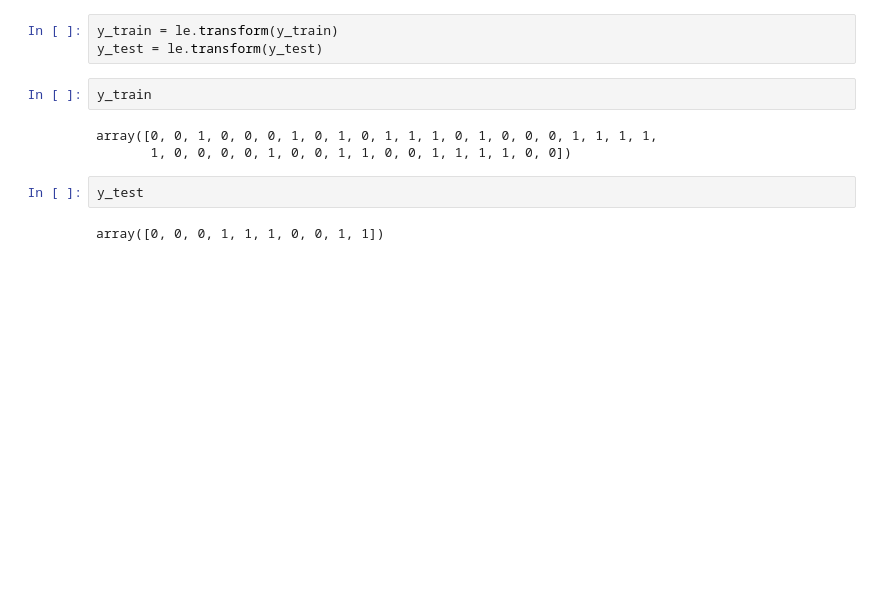
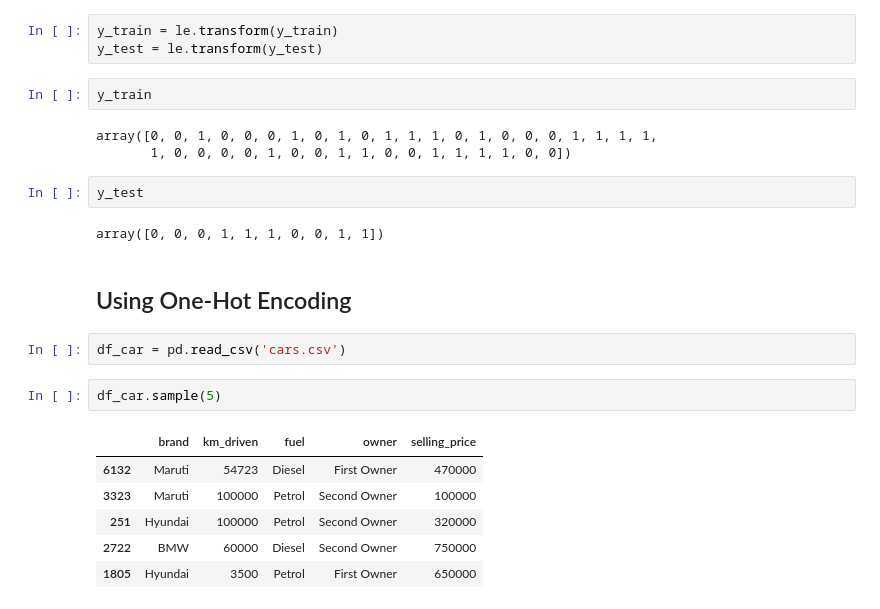
Before and after one commit to chaudhary-dotcom/Encoding, a Jupyter notebook: encoding.ipynb, the cells around one changed output. Cells and saved outputs as stored; diff of their text form; blank space fills up the shorter version.

```diff
--- a/encoding.ipynb
+++ b/encoding.ipynb
@@ -110,3 +111,16 @@ array([0, 0, 1, 0, 0, 0, 1, 0, 1, 0, 1, 1, 1, 0, 1, 0, 0, 0, 1, 1, 1, 1,
 y_test
 # %% [output]
 array([0, 0, 0, 1, 1, 1, 0, 0, 1, 1])
+# %% [markdown]
+## Using One-Hot Encoding
+# %%
+df_car = pd.read_csv('cars.csv')
+# %%
+df_car.sample(5)
+# %% [output]
+|  | brand | km_driven | fuel | owner | selling_price |
+| 6132 | Maruti | 54723 | Diesel | First Owner | 470000 |
+| 3323 | Maruti | 100000 | Petrol | Second Owner | 100000 |
+| 251 | Hyundai | 100000 | Petrol | Second Owner | 320000 |
+| 2722 | BMW | 60000 | Diesel | Second Owner | 750000 |
+| 1805 | Hyundai | 3500 | Petrol | First Owner | 650000 |
```
Also changed, not shown: parts of 29 cells of this notebook, 1 other file.
